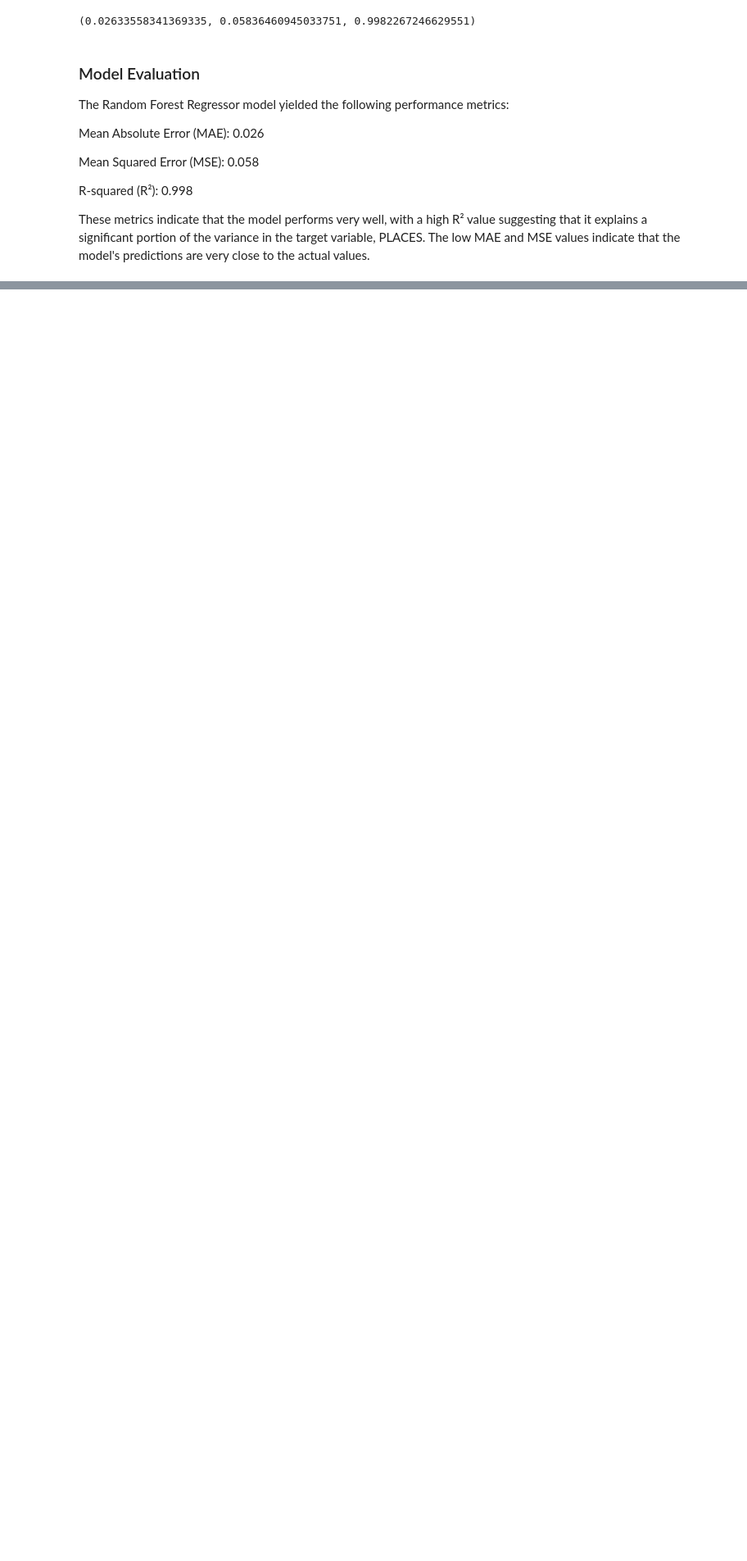
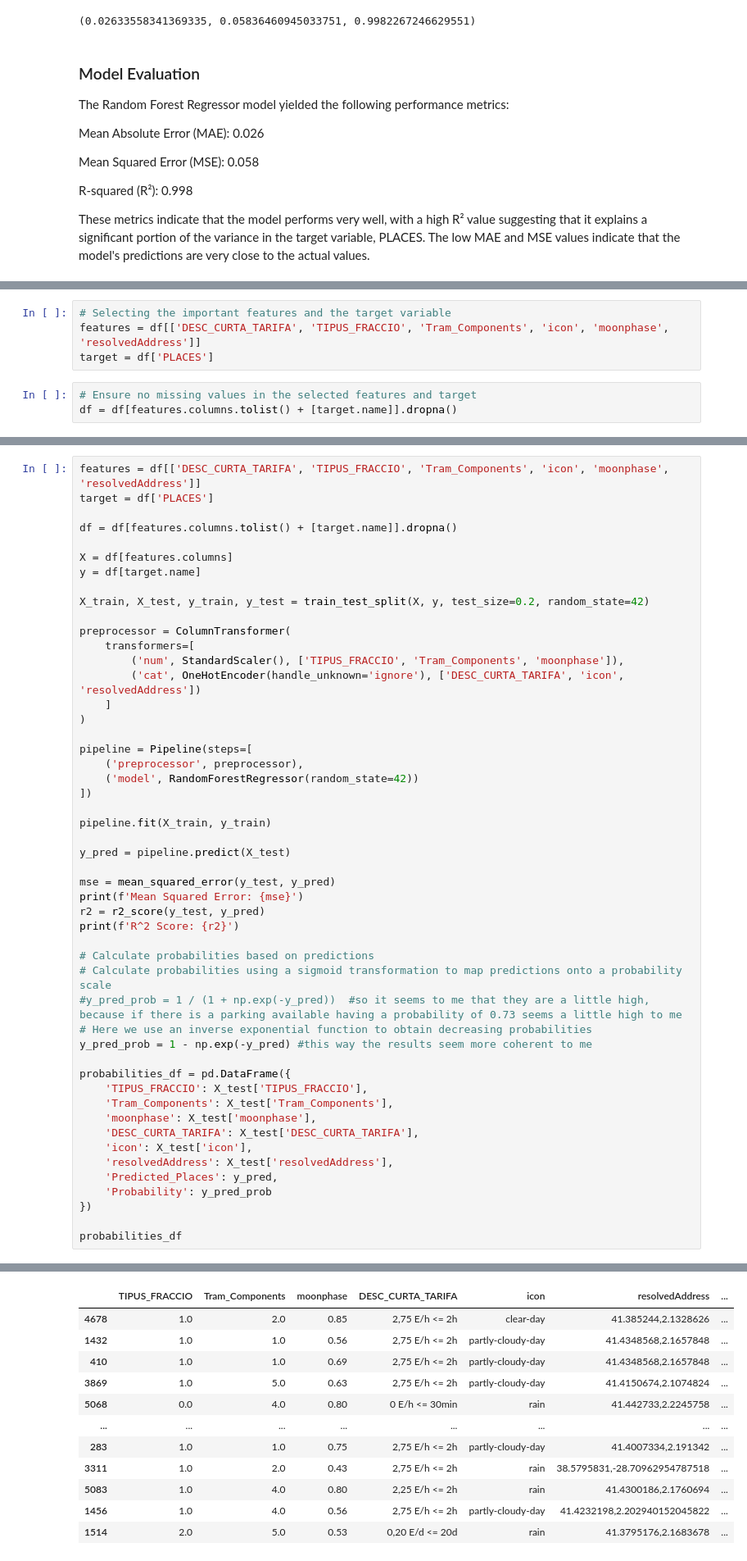
Before and after one commit to UrbanAIOptimser/parkpulse, a Jupyter notebook: parking_prediction/LAST_MERGING_MODEL.ipynb, the cells around one changed output, grey strips where cells are left out. Shown at 82% size. Drawn from its saved outputs; the diff is of its cells as text; blank space fills up the shorter version.

```diff
--- a/parking_prediction/LAST_MERGING_MODEL.ipynb
+++ b/parking_prediction/LAST_MERGING_MODEL.ipynb
@@ -648,0 +693,7 @@ The model appears to perform well on both the training and test sets, with a hig
+# %%
+# Selecting the important features and the target variable
+features = df[['DESC_CURTA_TARIFA', 'TIPUS_FRACCIO', 'Tram_Components', 'icon', 'moonphase', 'resolvedAddress']]
+target = df['PLACES']
+# %%
+# Ensure no missing values in the selected features and target
+df = df[features.columns.tolist() + [target.name]].dropna()
@@ -648,0 +798,51 @@ The model appears to perform well on both the training and test sets, with a hig
+# %%
+features = df[['DESC_CURTA_TARIFA', 'TIPUS_FRACCIO', 'Tram_Components', 'icon', 'moonphase', 'resolvedAddress']]
+target = df['PLACES']
+
+df = df[features.columns.tolist() + [target.name]].dropna()
+
+X = df[features.columns]
+y = df[target.name]
+
+X_train, X_test, y_train, y_test = train_test_split(X, y, test_size=0.2, random_state=42)
+
+preprocessor = ColumnTransformer(
+    transformers=[
+        ('num', StandardScaler(), ['TIPUS_FRACCIO', 'Tram_Components', 'moonphase']),
+        ('cat', OneHotEncoder(handle_unknown='ignore'), ['DESC_CURTA_TARIFA', 'icon', 'resolvedAddress'])
+    ]
+)
+
+pipeline = Pipeline(steps=[
+    ('preprocessor', preprocessor),
+    ('model', RandomForestRegressor(random_state=42))
+])
+
+pipeline.fit(X_train, y_train)
+
+y_pred = pipeline.predict(X_test)
+
+mse = mean_squared_error(y_test, y_pred)
+print(f'Mean Squared Error: {mse}')
+r2 = r2_score(y_test, y_pred)
+print(f'R^2 Score: {r2}')
+
+# Calculate probabilities based on predictions
+# Calculate probabilities using a sigmoid transformation to map predictions onto a probability scale
+#y_pred_prob = 1 / (1 + np.exp(-y_pred))  #so it seems to me that they are a little high, because if there is a parking available having a probability of 0.73 seems a little high to me
+# Here we use an inverse exponential function to obtain decreasing probabilities
+y_pred_prob = 1 - np.exp(-y_pred) #this way the results seem more coherent to me
+
+probabilities_df = pd.DataFrame({
+    'TIPUS_FRACCIO': X_test['TIPUS_FRACCIO'],
+    'Tram_Components': X_test['Tram_Components'],
+    'moonphase': X_test['moonphase'],
+    'DESC_CURTA_TARIFA': X_test['DESC_CURTA_TARIFA'],
+    'icon': X_test['icon'],
+    'resolvedAddress': X_test['resolvedAddress'],
+    'Predicted_Places': y_pred,
+    'Probability': y_pred_prob
+})
+
+probabilities_df
+# %% [output]
@@ -648,0 +851,12 @@ The model appears to perform well on both the training and test sets, with a hig
+|  | TIPUS_FRACCIO | Tram_Components | moonphase | DESC_CURTA_TARIFA | icon | resolvedAddress | ... |
+| 4678 | 1.0 | 2.0 | 0.85 | 2,75 E/h <= 2h | clear-day | 41.385244,2.1328626 | ... |
+| 1432 | 1.0 | 1.0 | 0.56 | 2,75 E/h <= 2h | partly-cloudy-day | 41.4348568,2.1657848 | ... |
+| 410 | 1.0 | 1.0 | 0.69 | 2,75 E/h <= 2h | partly-cloudy-day | 41.4348568,2.1657848 | ... |
+| 3869 | 1.0 | 5.0 | 0.63 | 2,75 E/h <= 2h | partly-cloudy-day | 41.4150674,2.1074824 | ... |
+| 5068 | 0.0 | 4.0 | 0.80 | 0 E/h <= 30min | rain | 41.442733,2.2245758 | ... |
+| ... | ... | ... | ... | ... | ... | ... | ... |
+| 283 | 1.0 | 1.0 | 0.75 | 2,75 E/h <= 2h | partly-cloudy-day | 41.4007334,2.191342 | ... |
+| 3311 | 1.0 | 2.0 | 0.43 | 2,75 E/h <= 2h | rain | 38.5795831,-28.70962954787518 | ... |
+| 5083 | 1.0 | 4.0 | 0.80 | 2,25 E/h <= 2h | rain | 41.4300186,2.1760694 | ... |
+| 1456 | 1.0 | 4.0 | 0.56 | 2,75 E/h <= 2h | partly-cloudy-day | 41.4232198,2.202940152045822 | ... |
+| 1514 | 2.0 | 5.0 | 0.53 | 0,20 E/d <= 20d | rain | 41.3795176,2.1683678 | ... |
```
Also changed, not shown: parts of 29 cells of this notebook.
